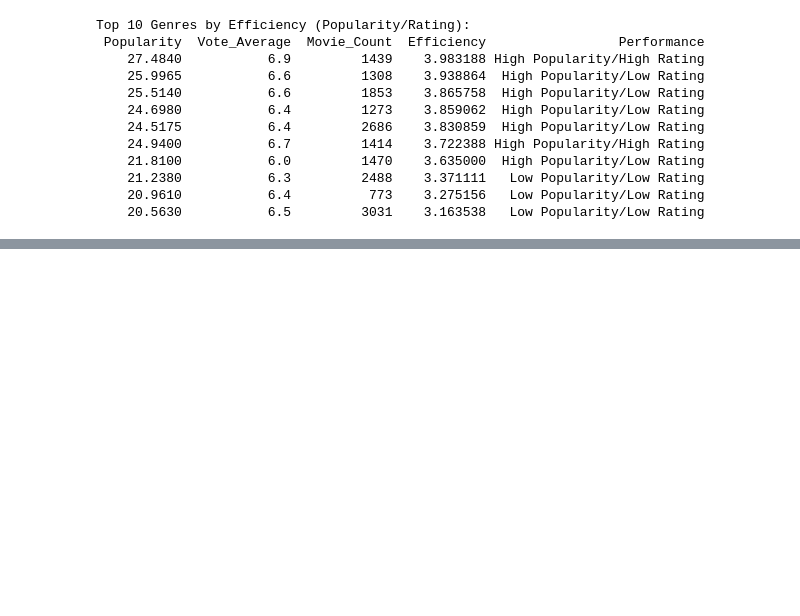
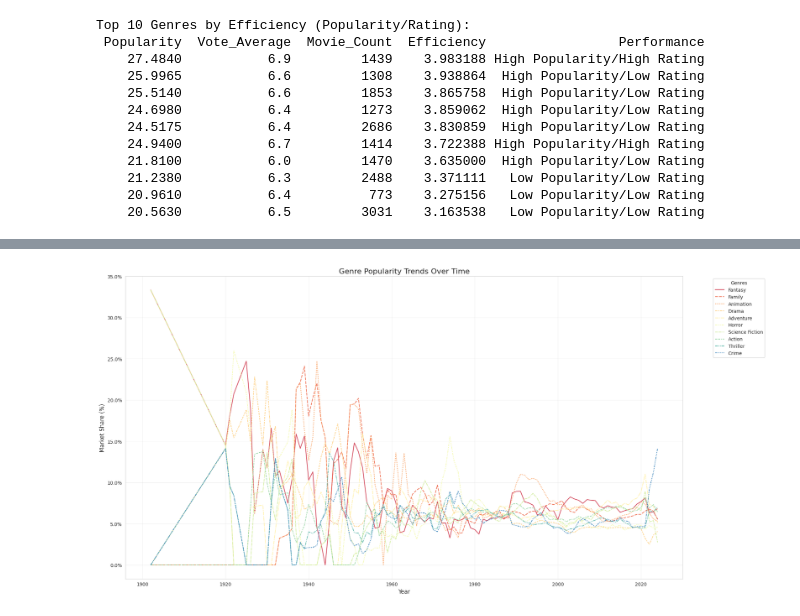
Before and after one commit to shuvad23/Netflix-Data-Analysis-Project, a Jupyter notebook: Netflix_Data_Analysis.ipynb, the cells around one changed output, grey strips where cells are left out. Saved outputs shown, nothing was run; the diff lists cells and outputs as text; code cells hidden in the pictures; blank space fills up the shorter version.

```diff
--- a/Netflix_Data_Analysis.ipynb
+++ b/Netflix_Data_Analysis.ipynb
@@ -1022,0 +1029,13 @@ Top 10 Genres by Efficiency (Popularity/Rating):
+# %%
+# Convert release date to datetime and extract year
+df['Year']=df.Release_Date.dt.year
+df['Decade']=(df.Year//10)*10
+
+# Explode genres to have one row per genre-movie combination
+genre_years=df.explode('Genre')
+
+# Calculate genre proportion by year
+yearly_genre_proportions=genre_years.groupby(['Year','Genre'])['Popularity'].mean().unstack().fillna(0).rolling(3,min_periods=1).mean()
+
+# Normalize to percentage
+yearly_genres = yearly_genre_proportions.div(yearly_genre_proportions.sum(axis=1), axis=0) * 100
@@ -1022,0 +1050,18 @@ Top 10 Genres by Efficiency (Popularity/Rating):
+# %%
+from matplotlib.ticker import PercentFormatter
+# Plot top 10 most popular genres
+plt.figure(figsize=(20, 10))
+top_genres = yearly_genres.mean().nlargest(10).index
+
+sns.lineplot(data=yearly_genres[top_genres], palette='Spectral', alpha=0.9)
+
+plt.title('Genre Popularity Trends Over Time', fontsize=16)
+plt.ylabel('Market Share (%)', fontsize=12)
+plt.xlabel('Year', fontsize=12)
+plt.gca().yaxis.set_major_formatter(PercentFormatter())
+plt.legend(title="Genres", bbox_to_anchor=(1.05, 1), loc='upper left')
+plt.grid(alpha=0.3)
+plt.tight_layout()
+plt.show()
+# %% [output]
+[figure, added]
```
Also changed, not shown: parts of 8 cells of this notebook.
